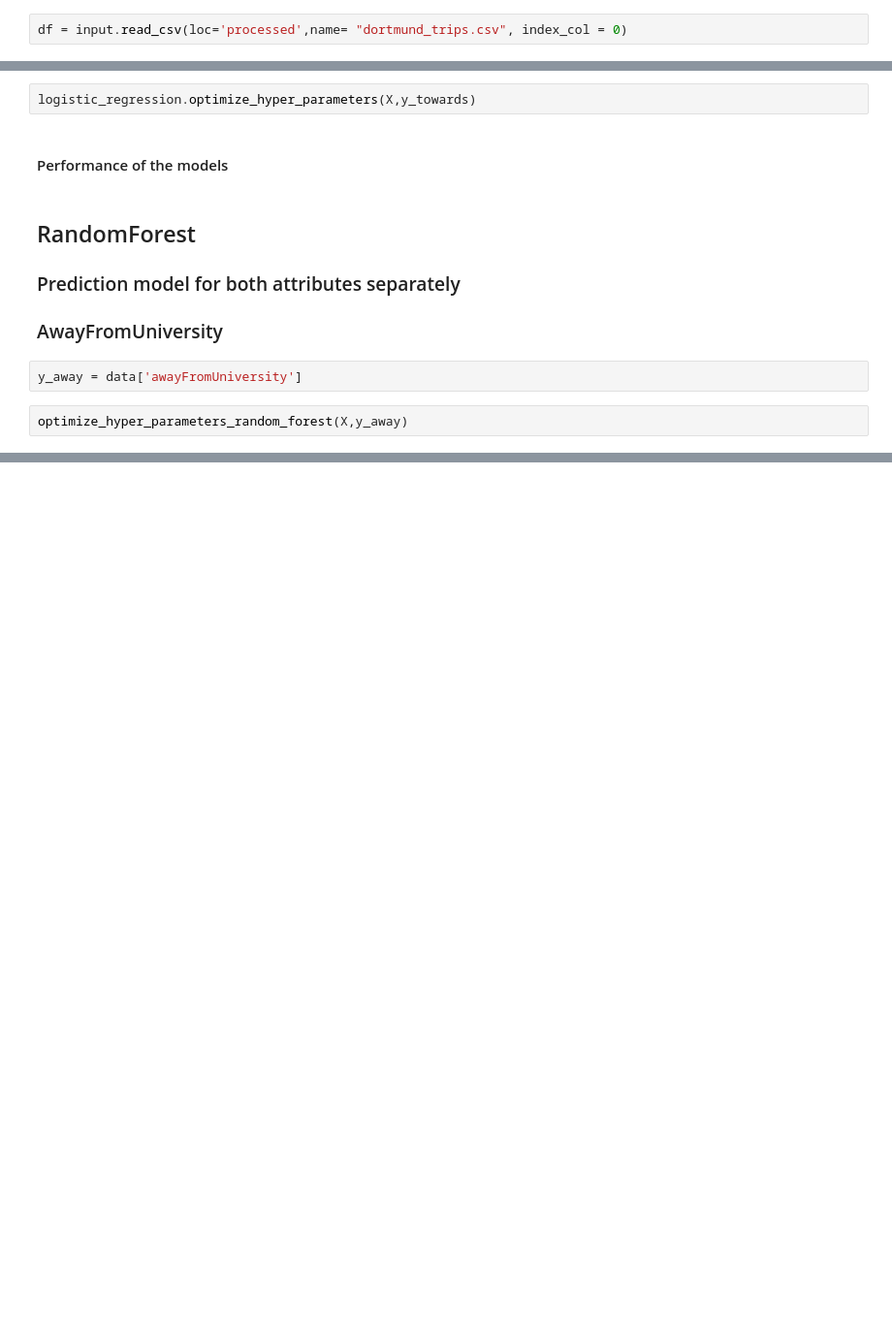
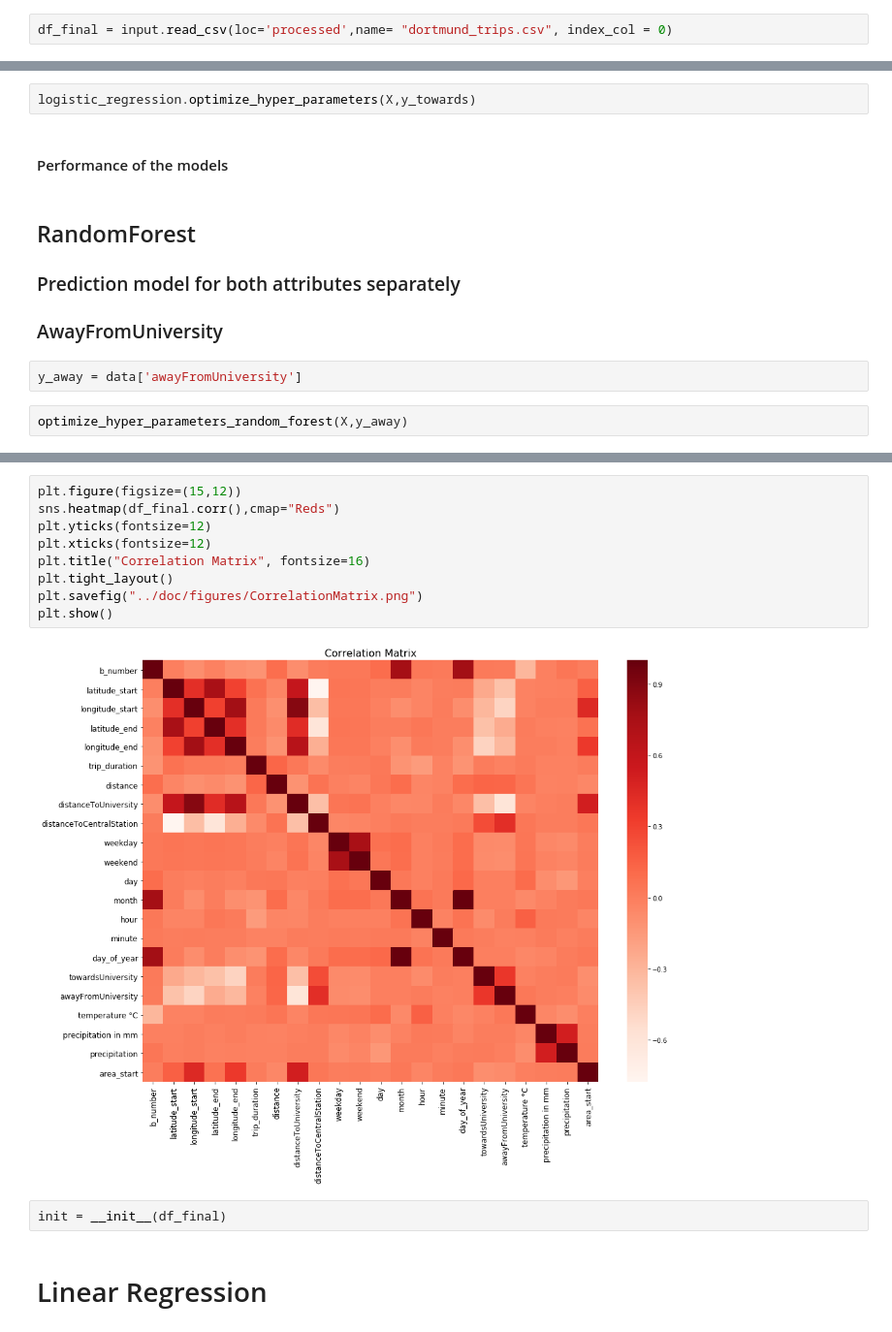
Before and after one commit to ey96/DataScienceBikesharing, a Jupyter notebook: notebooks/Task 3 - Prediction.ipynb, the cells around one changed output, grey strips where cells are left out. Shown at 97% size. Drawn from its saved outputs; the diff is of its cells as text; blank space fills up the shorter version.

```diff
--- a/notebooks/Task 3 - Prediction.ipynb
+++ b/notebooks/Task 3 - Prediction.ipynb
@@ -69,5 +74,5 @@ PATH is /Users/Musti/Documents/uni/MSC/Köln/SS20/Schwerpunktbereich/Information
 # %% [markdown]
 ### predicion university-trips with outliers
 # %%
-df = input.read_csv(loc='processed',name= "dortmund_trips.csv", index_col = 0)
+df_final = input.read_csv(loc='processed',name= "dortmund_trips.csv", index_col = 0)
 # %%
@@ -113,0 +154,15 @@ optimize_hyper_parameters_random_forest(X,y_away)
+# %%
+plt.figure(figsize=(15,12))
+sns.heatmap(df_final.corr(),cmap="Reds")
+plt.yticks(fontsize=12)
+plt.xticks(fontsize=12)
+plt.title("Correlation Matrix", fontsize=16)
+plt.tight_layout()
+plt.savefig("../doc/figures/CorrelationMatrix.png")
+plt.show()
+# %% [output]
+[figure, added]
+# %%
+init = __init__(df_final)
+# %% [markdown]
+# Linear Regression
```
Also changed, not shown: parts of 24 cells of this notebook, 7 other files.
